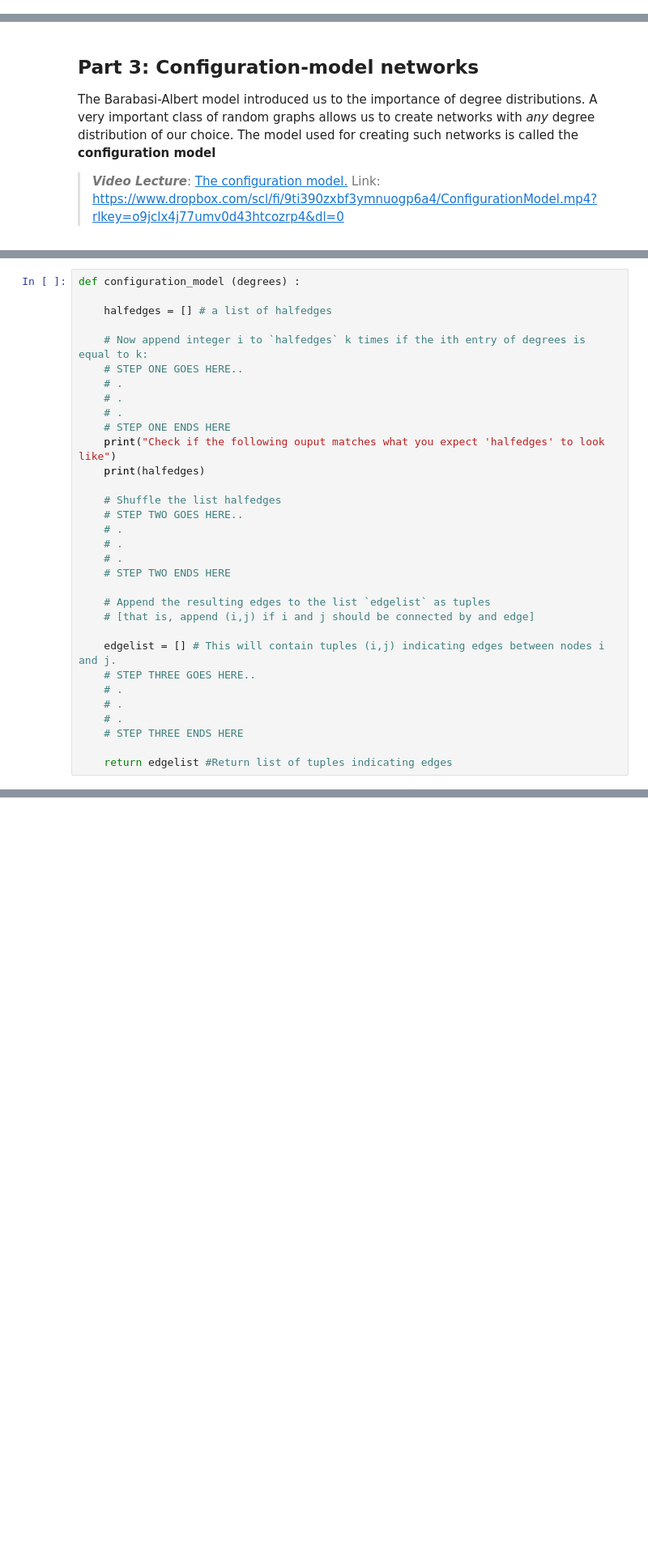
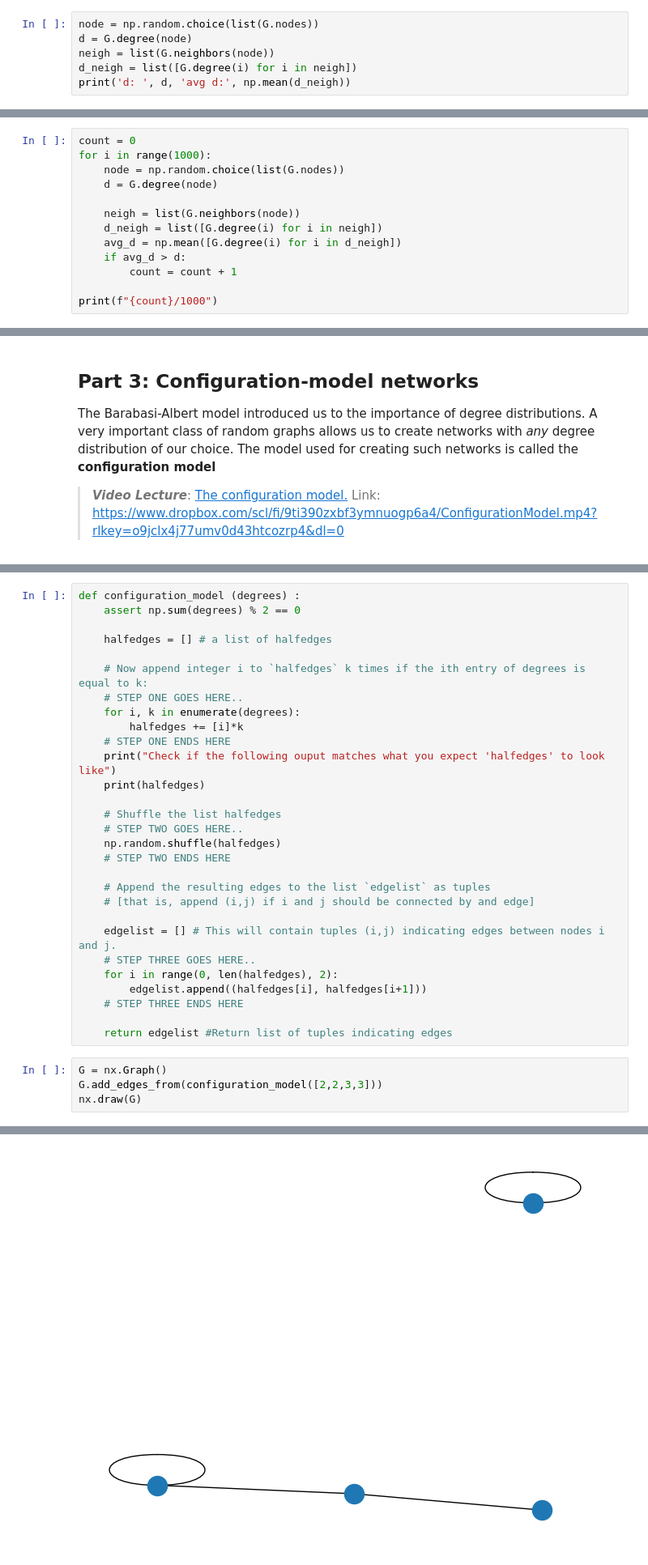
Before and after one commit to amakarewicz/2023-DTU-Social-Graphs-And-Interactions, a Jupyter notebook: lectures/Week3.ipynb, the cells around one changed output, grey strips where cells are left out. Shown at 81% size. Cells and saved outputs as stored; diff of their text form; blank space fills up the shorter version.

```diff
--- a/lectures/Week3.ipynb
+++ b/lectures/Week3.ipynb
@@ -188,3 +226,9 @@ nx.draw(G)
 >
 > * Compare to the ER network of same size and same $p$. What are the differences? Explain in your own words. *Hint*: To get started, take a look at the degree distribution, and study the number of connected components.
 >
+# %%
+node = np.random.choice(list(G.nodes))
+d = G.degree(node)
+neigh = list(G.neighbors(node))
+d_neigh = list([G.degree(i) for i in neigh])
+print('d: ', d, 'avg d:', np.mean(d_neigh))
@@ -190,0 +237,13 @@ nx.draw(G)
+# %%
+count = 0
+for i in range(1000):
+    node = np.random.choice(list(G.nodes))
+    d = G.degree(node)
+
+    neigh = list(G.neighbors(node))
+    d_neigh = list([G.degree(i) for i in neigh])
+    avg_d = np.mean([G.degree(i) for i in d_neigh])
+    if avg_d > d:
+        count = count + 1
+
+print(f"{count}/1000")
@@ -212,23 +273,21 @@ In this exercise, we will write a function that lets us create configuration mod
 > * _Bonus question_: Although these two latter networks may seem very similar, there are subtle differences. Can you find any?
 # %%
 def configuration_model (degrees) :
+    assert np.sum(degrees) % 2 == 0
 
     halfedges = [] # a list of halfedges
 
     # Now append integer i to `halfedges` k times if the ith entry of degrees is equal to k:
     # STEP ONE GOES HERE..
-    # .
-    # .
-    # .
+    for i, k in enumerate(degrees):
+        halfedges += [i]*k
     # STEP ONE ENDS HERE
     print("Check if the following ouput matches what you expect 'halfedges' to look like")
     print(halfedges)
 
     # Shuffle the list halfedges
     # STEP TWO GOES HERE..
-    # .
-    # .
-    # .
+    np.random.shuffle(halfedges)
     # STEP TWO ENDS HERE
 
     # Append the resulting edges to the list `edgelist` as tuples
@@ -236,9 +295,13 @@ def configuration_model (degrees) :
 
     edgelist = [] # This will contain tuples (i,j) indicating edges between nodes i and j.
     # STEP THREE GOES HERE..
-    # .
-    # .
-    # .
+    for i in range(0, len(halfedges), 2):
+        edgelist.append((halfedges[i], halfedges[i+1]))
     # STEP THREE ENDS HERE
 
     return edgelist #Return list of tuples indicating edges
+# %%
+G = nx.Graph()
+G.add_edges_from(configuration_model([2,2,3,3]))
+nx.draw(G)
+# %% [output]
@@ -244,0 +310 @@ def configuration_model (degrees) :
+[figure, added]
```
Also changed, not shown: parts of 11 cells of this notebook, 4 other files.
